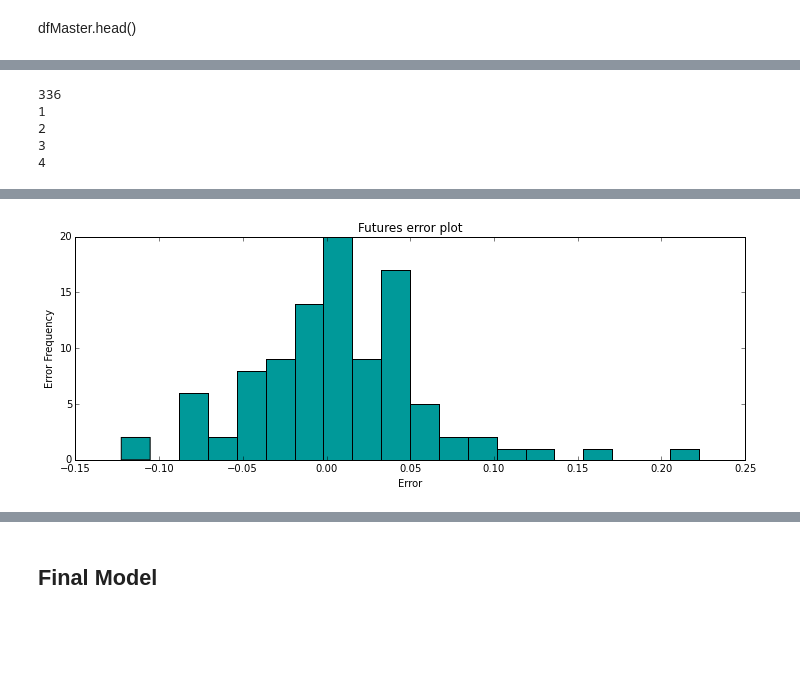
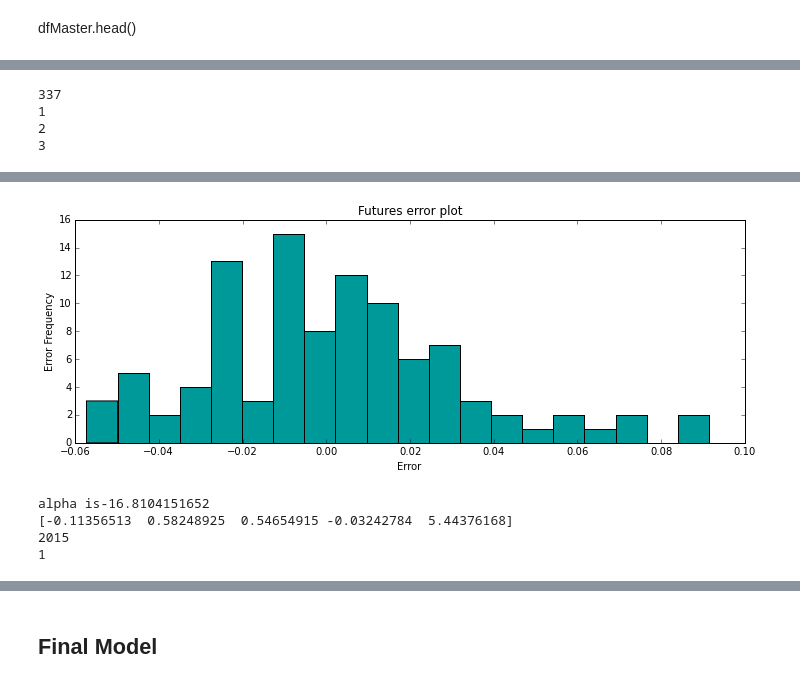
Before and after one commit to Sree-vathsan/CSE591-Data-Science-Project, a Jupyter notebook: FuturesContracts.ipynb, the cells around one changed output, grey strips where cells are left out. Saved outputs shown, nothing was run; the diff lists cells and outputs as text; code cells hidden in the pictures; blank space fills up the shorter version.

```diff
--- a/FuturesContracts.ipynb
+++ b/FuturesContracts.ipynb
@@ -65,0 +66,9 @@ dfMaster
+# %%
+#Load the dfMaster directly
+#dfMaster = pd.read_csv("https://raw.githubusercontent.com/Sree-vathsan/CSE591-Data-Science-Project/master/data/FuturesMasterOil.csv")
+commodity = 1 #0 for Oil and 1 for Gold
+if (commodity == 0):
+    dfMaster = pd.read_csv("data/FuturesMasterOil.csv")
+else:
+    dfMaster = pd.read_csv("data/FuturesMasterGold.csv")
+dfMaster.head(20)
@@ -92,5 +119,5 @@ def plot(err,c,nb,displayTitle):
     axes.set_xlabel('Error')
     axes.set_title(displayTitle)
 # %%
-dfMaster['Actual Value'] = dfOil
-dfMaster
+#dfMaster['Actual Value'] = dfOil
+#dfMaster
@@ -116,4 +124,5 @@ dfMaster
 # %%
+#def sepearateTestAndTrainData(dfMaster):
 size=len(dfMaster)
 print (size)
 testSize=np.int(0.3*size);
@@ -133,40 +142,44 @@ tempTest=temp[0:testSize]
 
 
 xTrain=[]
-for i in (1,2,3,4):
+for i in (1,2,3):
     xTrain.append(np.array(dfMasterTrain[str(i)]))
 
 xTrain.append(np.array(tempTrain))
 
 xTest=[]
-for i in (1,2,3,4):
+for i in (1,2,3):
     print (i)
     xTest.append(np.array(dfMasterTest[str(i)]))
 
 xTest.append(np.array(tempTest))
-
-
-#xTest[1]
-
-#plot(errPredy/yTest,'g',10,"Regression using futures prices")
+    #return xTest,xTrain,yTest,yTrain
 # %% [output]
-336
+337
 1
 2
 3
-4
 # %%
+#xTest,xTrain,yTest,yTrain = sepearateTestAndTrainData(dfMaster)
 result = mvLinearRegress(yTrain, xTrain)
-#result.summary()
+print(result.summary())
 yPred = mvLinearPredict(xTest,result)
+
+
+#predVal = yPred[0]
+#yPred[12]=yTest[12]
+#yPred[20]=yTest[20]
+
+#yPred = yPred[1:]
+#yTest = yTest[1:]
+
 
 
 errPredy= yPred-yTest
 alpha=np.mean(errPredy)
-#print ("Mean error=",alpha)
-
 yPred=yPred-alpha
 errPredy=yPred-yTest
+
 #print ("Mean error=",np.mean(errPredy))
 
 
@@ -176,10 +189,7 @@ errPredy=yPred-yTest
 #    if((np.absolute(errPredy[i])/yTest[i])>0.2):
 #        errPredy[i]=0
 
-
 print (errPredy/yTest)
-errPredy[12]=0
-yPred[12]=yTest[12]
 errRMSE=np.sqrt(mean_squared_error(yPred,yTest))
 errABS=np.absolute(errPredy)
 errVar=(errABS/yTest)
@@ -189,7 +199,8 @@ print ("Mean Absolute error",np.mean(errABS))
 print ("RMSE error",errRMSE)
 print ("Mean variance percentage",np.mean(errVar))
 print ("Standard deviation",np.std(errPredy/yTest))
-print("the Predicted value is ",yPred[0])
+print("the Predicted value is ",predVal)
 
 plot(errPredy/yTest,'g',20,"Futures error plot")
+print(errPredy)
 # %% [output]
@@ -213 +224,20 @@ the Predicted value is  78.6823005811
-[figure, old version]
+[figure, new version]
+# %%
+import datetime
+now = datetime.datetime.now()
+print("alpha is"+str(alpha))
+print(result.params)
+coeffs = result.params
+#Get the current month futures contract from quandl
+reqYear = now.year
+reqMon = now.month
+if(reqMon == 12):
+    reqYear += 1
+reqMon = (reqMon + 1)%12
+print(reqYear)
+print(reqMon)
+# %% [output]
+alpha is-16.8104151652
+[-0.11356513  0.58248925  0.54654915 -0.03242784  5.44376168]
+2015
+1
```
Also changed, not shown: parts of 8 cells of this notebook.
